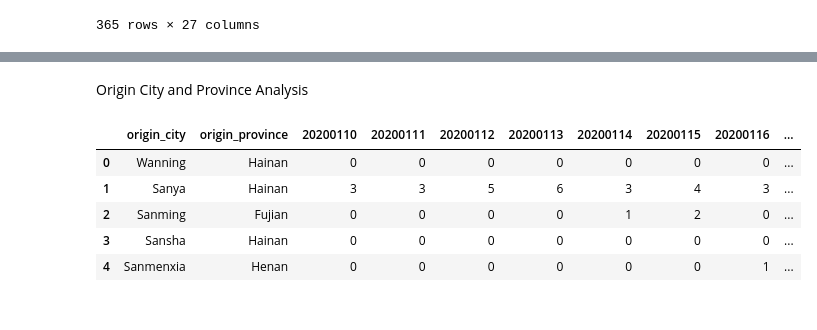
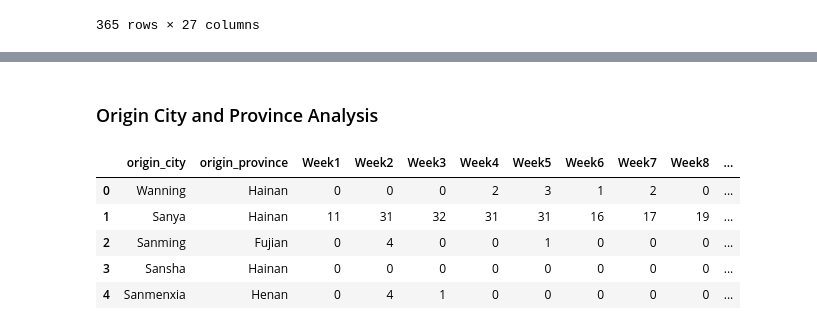
Before and after one commit to MrinmayeeKulkarni/Mobility-Patterns-in-China-During-Covid-19-Pandemic, a Jupyter notebook: Initial_Exploration_Baidu_Mobility.ipynb, the cells around one changed output, grey strips where cells are left out. Cells and saved outputs as stored; diff of their text form; code cells hidden in the pictures.

```diff
--- a/Initial_Exploration_Baidu_Mobility.ipynb
+++ b/Initial_Exploration_Baidu_Mobility.ipynb
@@ -30,0 +74,3 @@ df1.head()
+# %%
+new_entry = ['320583', 'Kunshan City', '320000','Jiangsu Province']
+df1.append(pd.Series(new_entry, index=df1.columns[:len(new_entry)]), ignore_index=True)
@@ -138,3 +246,6 @@ a.head(20)
 | 17 | Dandong | Liaoning | 210600 | 124.381000 | 40.125400 | Qitaihe | Heilongjiang | 230900 | ... |
 | 18 | Lishui | Zhejiang | 331100 | 119.908400 | 28.450400 | Qitaihe | Heilongjiang | 230900 | ... |
 | 19 | Lijiang | Yunnan | 530700 | 100.232600 | 26.873400 | Qitaihe | Heilongjiang | 230900 | ... |
+# %%
+old_names = a.columns.tolist()
+old_names
@@ -140,0 +270,5 @@ a.head(20)
+# %%
+new_names = ['origin_city','origin_province','city_id_o','X_o','Y_o','dest_city','dest_province','city_id_d','X_d','Y_d','Week1','Week2','Week3','Week4','Week5','Week6','Week7','Week8','Week9','Week10','Week11','Week12','Week13','Week14','Week15','Week16','Week17']
+# %%
+a = a.rename(columns=dict(zip(old_names, new_names)))
+a.head()
@@ -263,16 +589,18 @@ df2.head()
 # %% [markdown]
-Origin City and Province Analysis
+### Origin City and Province Analysis
 # %%
 # Aggregating by Origin City and Origin Province
-orig_df=df2.drop(df2.iloc[:, 2:10], axis=1)
+#orig_df=df2.drop(df2.iloc[:, 2:10], axis=1)
+#orig_df.head()
+orig_df=a.drop(a.iloc[:, 2:10], axis=1)
 orig_df.head()
 # %% [output]
-|  | origin_city | origin_province | 20200110 | 20200111 | 20200112 | 20200113 | 20200114 | 20200115 | 20200116 | ... |
-| 0 | Wanning | Hainan | 0 | 0 | 0 | 0 | 0 | 0 | 0 | ... |
-| 1 | Sanya | Hainan | 3 | 3 | 5 | 6 | 3 | 4 | 3 | ... |
-| 2 | Sanming | Fujian | 0 | 0 | 0 | 0 | 1 | 2 | 0 | ... |
-| 3 | Sansha | Hainan | 0 | 0 | 0 | 0 | 0 | 0 | 0 | ... |
-| 4 | Sanmenxia | Henan | 0 | 0 | 0 | 0 | 0 | 0 | 1 | ... |
+|  | origin_city | origin_province | Week1 | Week2 | Week3 | Week4 | Week5 | Week6 | Week7 | Week8 | ... |
+| 0 | Wanning | Hainan | 0 | 0 | 0 | 2 | 3 | 1 | 2 | 0 | ... |
+| 1 | Sanya | Hainan | 11 | 31 | 32 | 31 | 31 | 16 | 17 | 19 | ... |
+| 2 | Sanming | Fujian | 0 | 4 | 0 | 0 | 1 | 0 | 0 | 0 | ... |
+| 3 | Sansha | Hainan | 0 | 0 | 0 | 0 | 0 | 0 | 0 | 0 | ... |
+| 4 | Sanmenxia | Henan | 0 | 4 | 1 | 0 | 0 | 0 | 0 | 0 | ... |
 # %%
 orig_df.shape
 # %% [output]
```
Also changed, not shown: parts of 103 cells of this notebook.
